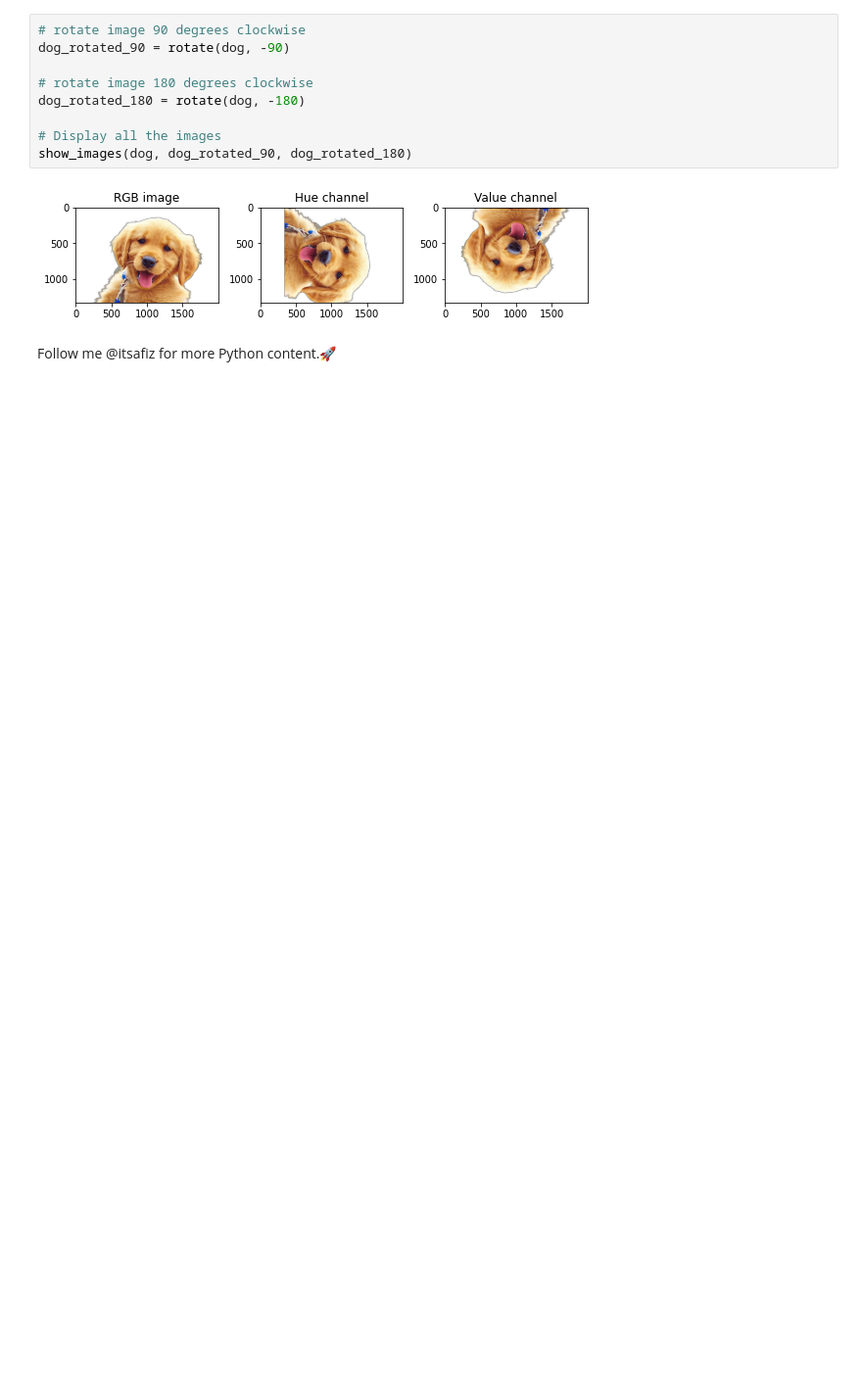
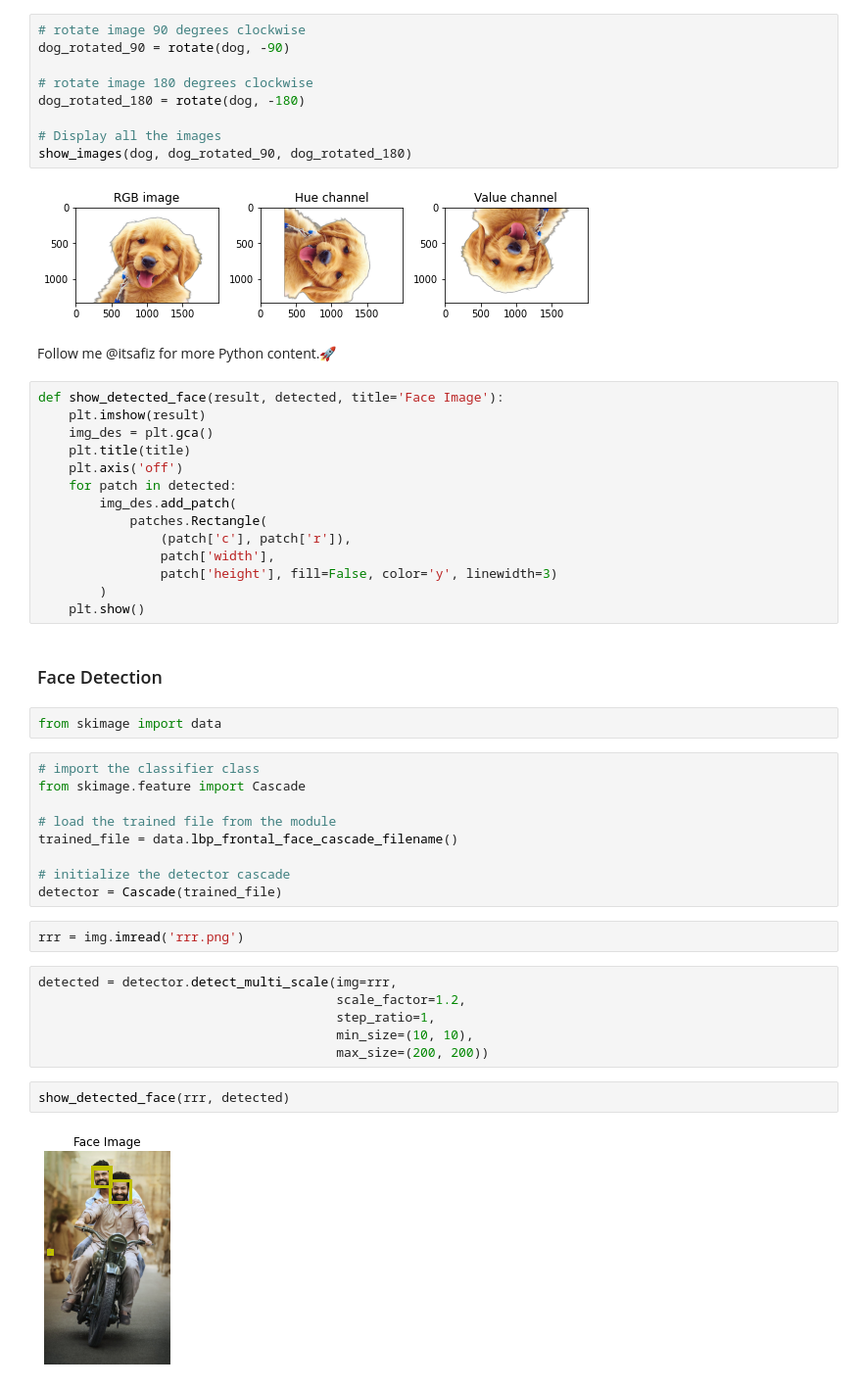
Before and after one commit to afizs/be-theboss-in-python, a Jupyter notebook: image-processing/image_processing.ipynb, the cells around one changed output. Shown at 98% size. Saved outputs shown, nothing was run; the diff lists cells and outputs as text; blank space fills up the shorter version.

Commit message:
face detection added

```diff
--- a/image-processing/image_processing.ipynb
+++ b/image-processing/image_processing.ipynb
@@ -36,3 +37,42 @@ show_images(dog, dog_rotated_90, dog_rotated_180)
 [figure]
 # %% [markdown]
 Follow me @itsafiz for more Python content.🚀
+# %%
+def show_detected_face(result, detected, title='Face Image'):
+    plt.imshow(result)
+    img_des = plt.gca()
+    plt.title(title)
+    plt.axis('off')
+    for patch in detected:
+        img_des.add_patch(
+            patches.Rectangle(
+                (patch['c'], patch['r']),
+                patch['width'],
+                patch['height'], fill=False, color='y', linewidth=3)
+        )
+    plt.show()
+# %% [markdown]
+### Face Detection
+# %%
+from skimage import data
+# %%
+# import the classifier class
+from skimage.feature import Cascade
+
+# load the trained file from the module
+trained_file = data.lbp_frontal_face_cascade_filename()
+
+# initialize the detector cascade
+detector = Cascade(trained_file)
+# %%
+rrr = img.imread('rrr.png')
+# %%
+detected = detector.detect_multi_scale(img=rrr,
+                                       scale_factor=1.2,
+                                       step_ratio=1,
+                                       min_size=(10, 10),
+                                       max_size=(200, 200))
+# %%
+show_detected_face(rrr, detected)
+# %% [output]
+[figure, added]
```
Also changed, not shown: parts of 1 cell of this notebook, 1 other file.
